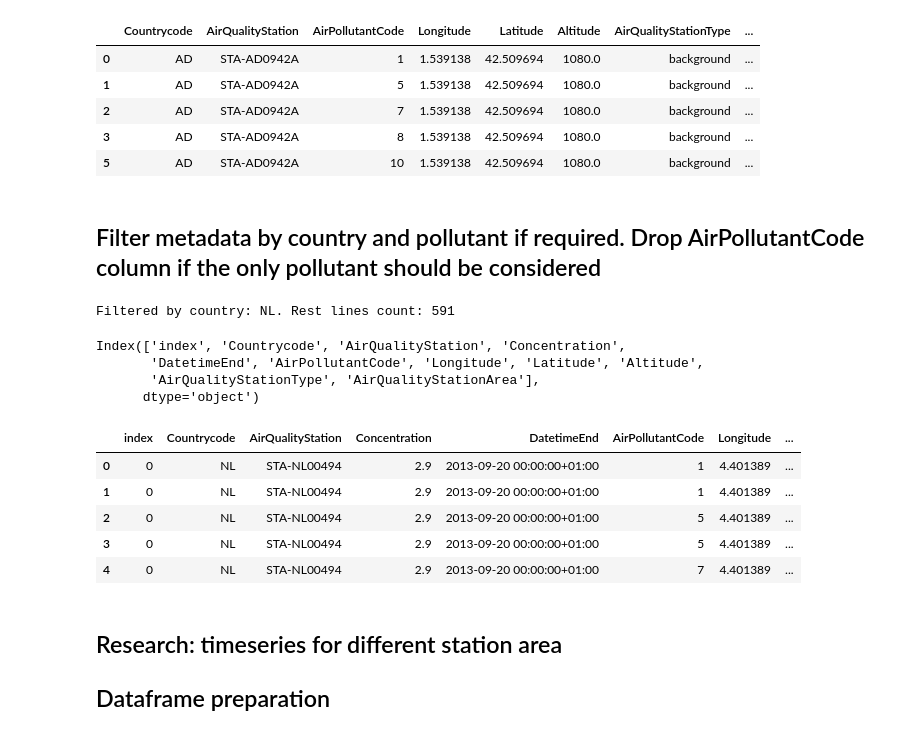
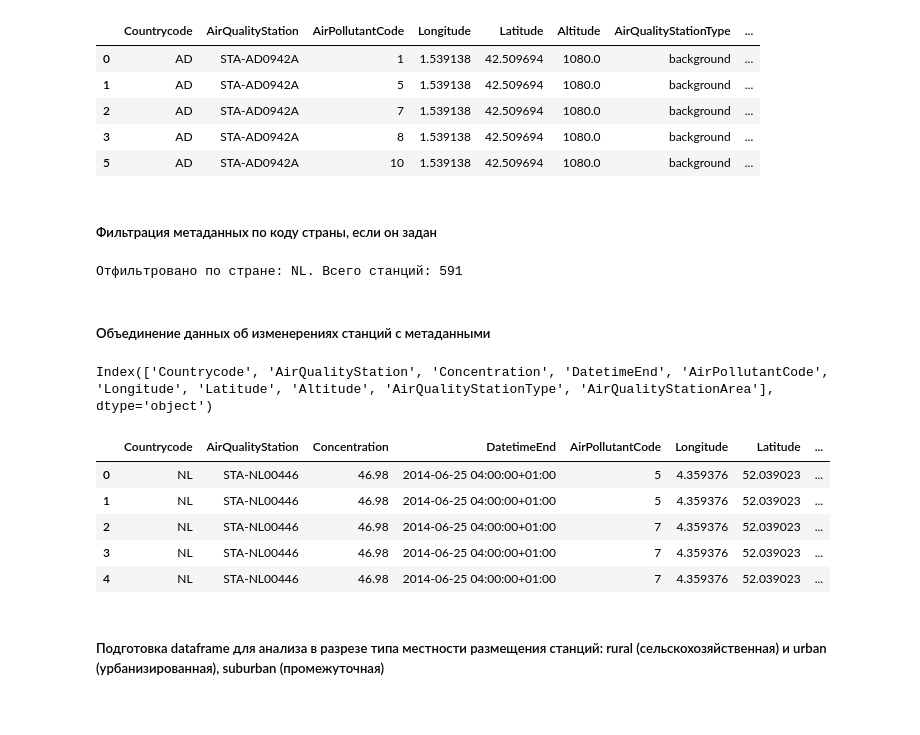
Before and after one commit to AlexandraNasonova/air_pollution_predict, a Jupyter notebook: airpollpredictor/eda/aqeda.ipynb, the cells around one changed output. Cells and saved outputs as stored; diff of their text form; code cells hidden in the pictures.

```diff
--- a/airpollpredictor/eda/aqeda.ipynb
+++ b/airpollpredictor/eda/aqeda.ipynb
@@ -283,0 +557,10 @@ for i in range(len(POLLUTANTS_CODES)):
+# %%
+df_mean_list = list()
+for i in range(len(POL_CODES)):
+    df_mean_list.append(df_list[i].groupby('DatetimeEnd', as_index=False)['Concentration'].mean())
+    df_mean_list[i].rename(columns={'Concentration': POL_NAMES[POL_CODES[i]]}, inplace=True)
+
+df_ts = reduce(lambda df1, df2: df1.merge(df2, how='outer', left_on=['DatetimeEnd'], right_on=['DatetimeEnd']), df_mean_list)
+#df_ts.reset_index(drop=True, inplace=True)
+print(df_ts.shape[0])
+df_ts.head()
@@ -283,0 +577,7 @@ for i in range(len(POLLUTANTS_CODES)):
+# %%
+#fig, axs = plt.subplots(len(POL_CODES), figsize=(25, 7 * len(POL_CODES)))
+for i in range(len(POL_CODES)):
+    pol = POL_NAMES[POL_CODES[i]]
+    #.plot(x='DatetimeEnd', xlabel="Date", ylabel="Concentration", title=pol_code, y=pol_code, figsize=(21,7), ax=plt.gca())
+    df_ts.plot(x='DatetimeEnd', xlabel="Date", ylabel="Concentration", title=pol,  y=pol, c='tab:blue', figsize=(21,7), ax=plt.gca())
+    plt.show()
@@ -300,9 +633,8 @@ sns.heatmap(df_ts.corr(), annot=True, fmt=".2f", cmap='cubehelix')
 # %%
-mdf = pd.read_csv(METADATA_SOURCE_PATH, sep='\t', usecols=METADATA_USE_COLUMNS)
-mdf['AirPollutantCode'] = mdf['AirPollutantCode'].apply(lambda x: int(x[x.rfind('/') + 1:]))
-mdf['AirPollutantCode']  = pd.to_numeric(mdf['AirPollutantCode'] )
-req_pollutant_cond = mdf['AirPollutantCode'].isin(POLLUTANTS_CODES)
-mdf = mdf[req_pollutant_cond]
+mdf = pd.read_csv(METADATA_CSV_PATH, sep='\t', usecols=METADATA_USE_COLUMNS)
+pol_urls = {POL_URL + str(x):x for x in POL_CODES}
+mdf = mdf[mdf['AirPollutantCode'].isin(pol_urls.keys())]
+mdf.replace({'AirPollutantCode': pol_urls}, inplace=True)
 print(f'Lines count: {mdf.shape[0]}')
 mdf.head()
 # %% [output]
@@ -313,33 +645,31 @@ Lines count: 32480
 | 2 | AD | STA-AD0942A | 7 | 1.539138 | 42.509694 | 1080.0 | background | ... |
 | 3 | AD | STA-AD0942A | 8 | 1.539138 | 42.509694 | 1080.0 | background | ... |
 | 5 | AD | STA-AD0942A | 10 | 1.539138 | 42.509694 | 1080.0 | background | ... |
-# %% [markdown]
-## Filter metadata by country and pollutant if required. Drop AirPollutantCode column if the only pollutant should be considered
+# %% [markdown]
+##### Фильтрация метаданных по коду страны, если он задан
 # %%
 if country_code is not None and len(country_code) > 0:
-    country_cond = mdf['Countrycode'].__eq__(country_code)
+    country_cond = mdf['Countrycode'] == country_code
     mdf = mdf[country_cond]
-    print(f'Filtered by country: {country_code}. Rest lines count: {mdf.shape[0]}')
+    print(f'Отфильтровано по стране: {country_code}. Всего станций: {mdf.shape[0]}')
 # %% [output]
-Filtered by country: NL. Rest lines count: 591
+Отфильтровано по стране: NL. Всего станций: 591
+# %% [markdown]
+##### Объединение данных об изменерениях станций с метаданными
 # %%
-for i in range(len(POLLUTANTS_CODES)):
+for i in range(len(POL_CODES)):
     df_list[i] = pd.merge(df_list[i], mdf, how='left', left_on=['Countrycode', 'AirQualityStation'], right_on=['Countrycode', 'AirQualityStation'])
-print(df_list[0].columns)
+display(df_list[0].columns)
 df_list[0].head()
 # %% [output]
-Index(['index', 'Countrycode', 'AirQualityStation', 'Concentration',
-       'DatetimeEnd', 'AirPollutantCode', 'Longitude', 'Latitude', 'Altitude',
-       'AirQualityStationType', 'AirQualityStationArea'],
-      dtype='object')
+Index(['Countrycode', 'AirQualityStation', 'Concentration', 'DatetimeEnd', 'AirPollutantCode', 'Longitude', 'Latitude', 'Altitude', 'AirQualityStationType', 'AirQualityStationArea'], dtype='object')
-|  | index | Countrycode | AirQualityStation | Concentration | DatetimeEnd | AirPollutantCode | Longitude | ... |
-| 0 | 0 | NL | STA-NL00494 | 2.9 | 2013-09-20 00:00:00+01:00 | 1 | 4.401389 | ... |
-| 1 | 0 | NL | STA-NL00494 | 2.9 | 2013-09-20 00:00:00+01:00 | 1 | 4.401389 | ... |
-| 2 | 0 | NL | STA-NL00494 | 2.9 | 2013-09-20 00:00:00+01:00 | 5 | 4.401389 | ... |
-| 3 | 0 | NL | STA-NL00494 | 2.9 | 2013-09-20 00:00:00+01:00 | 5 | 4.401389 | ... |
-| 4 | 0 | NL | STA-NL00494 | 2.9 | 2013-09-20 00:00:00+01:00 | 7 | 4.401389 | ... |
+|  | Countrycode | AirQualityStation | Concentration | DatetimeEnd | AirPollutantCode | Longitude | Latitude | ... |
+| 0 | NL | STA-NL00446 | 46.98 | 2014-06-25 04:00:00+01:00 | 5 | 4.359376 | 52.039023 | ... |
+| 1 | NL | STA-NL00446 | 46.98 | 2014-06-25 04:00:00+01:00 | 5 | 4.359376 | 52.039023 | ... |
+| 2 | NL | STA-NL00446 | 46.98 | 2014-06-25 04:00:00+01:00 | 7 | 4.359376 | 52.039023 | ... |
+| 3 | NL | STA-NL00446 | 46.98 | 2014-06-25 04:00:00+01:00 | 7 | 4.359376 | 52.039023 | ... |
+| 4 | NL | STA-NL00446 | 46.98 | 2014-06-25 04:00:00+01:00 | 7 | 4.359376 | 52.039023 | ... |
-# %% [markdown]
-## Research: timeseries for different station area
-## Dataframe preparation
+# %% [markdown]
+##### Подготовка dataframe для анализа в разрезе типа местности размещения станций: rural (сельскохозяйственная) и urban (урбанизированная), suburban (промежуточная)
 # %%
 df_area_list = list()
```
Also changed, not shown: parts of 86 cells of this notebook, 1 other file.
